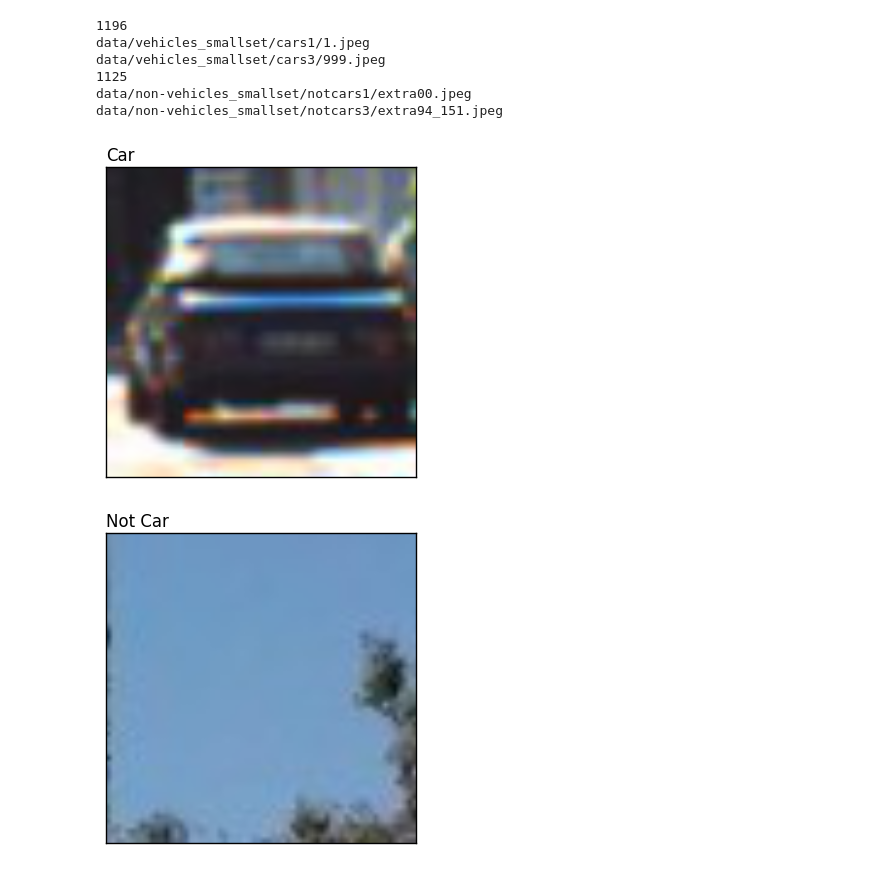
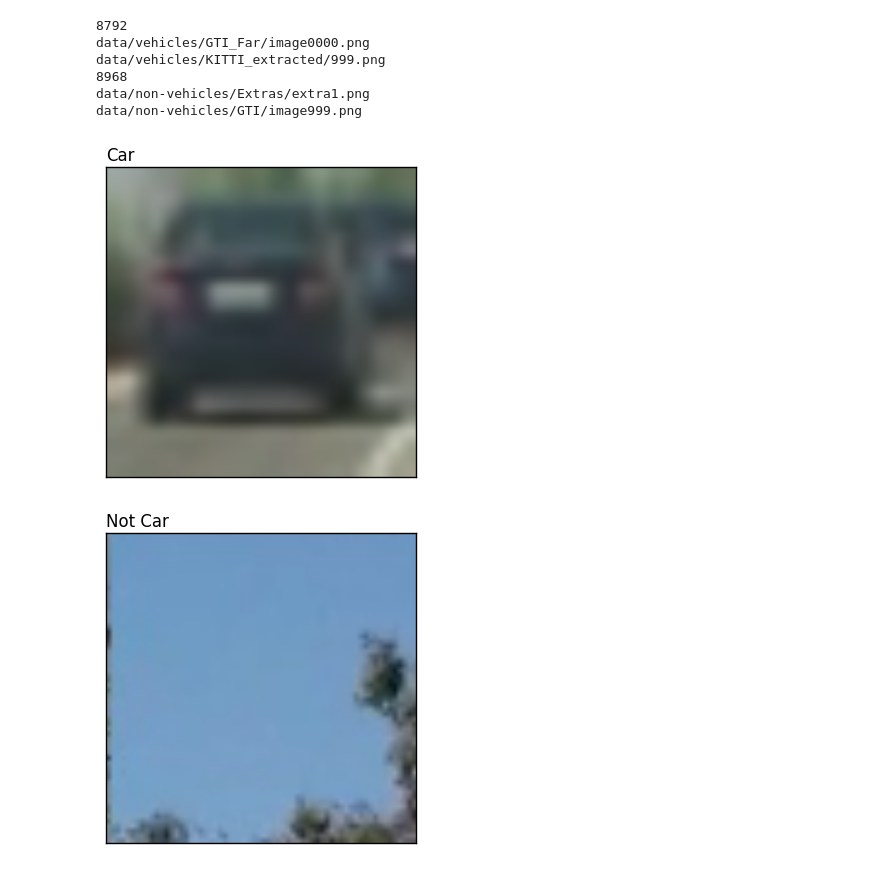
Before and after one commit to SamSamskies/CarND-Vehicle-Detection, a Jupyter notebook: vehicle_detection.ipynb, the cells around one changed output. Drawn from its saved outputs; the diff is of its cells as text; code cells hidden in the pictures.

Commit message:
Train with large data set

```diff
--- a/vehicle_detection.ipynb
+++ b/vehicle_detection.ipynb
@@ -27,25 +27,25 @@ def show_image(img_path, title='', cmap=None):
     plt.imshow(mpimg.imread(img_path), cmap)
 # %%
 # data exploration
-car_filenames = glob.glob('data/vehicles_smallset/**/*.jpeg')
+car_filenames = glob.glob('data/vehicles/**/*.png')
 print(len(car_filenames))
 print(car_filenames[0])
 print(car_filenames[-1])
 show_image(car_filenames[0], 'Car')
 
-noncar_filenames = glob.glob('data/non-vehicles_smallset/**/*.jpeg')
+noncar_filenames = glob.glob('data/non-vehicles/**/*.png')
 print(len(noncar_filenames))
 print(noncar_filenames[0])
 print(noncar_filenames[-1])
 show_image(noncar_filenames[0], 'Not Car')
 # %% [output]
-1196
-data/vehicles_smallset/cars1/1.jpeg
-data/vehicles_smallset/cars3/999.jpeg
-1125
-data/non-vehicles_smallset/notcars1/extra00.jpeg
-data/non-vehicles_smallset/notcars3/extra94_151.jpeg
+8792
+data/vehicles/GTI_Far/image0000.png
+data/vehicles/KITTI_extracted/999.png
+8968
+data/non-vehicles/Extras/extra1.png
+data/non-vehicles/GTI/image999.png
-[figure, old version]
+[figure, new version]
 [figure]
 # %%
 # Define a function to return HOG features and visualization
```
Also changed, not shown: parts of 5 cells of this notebook.
